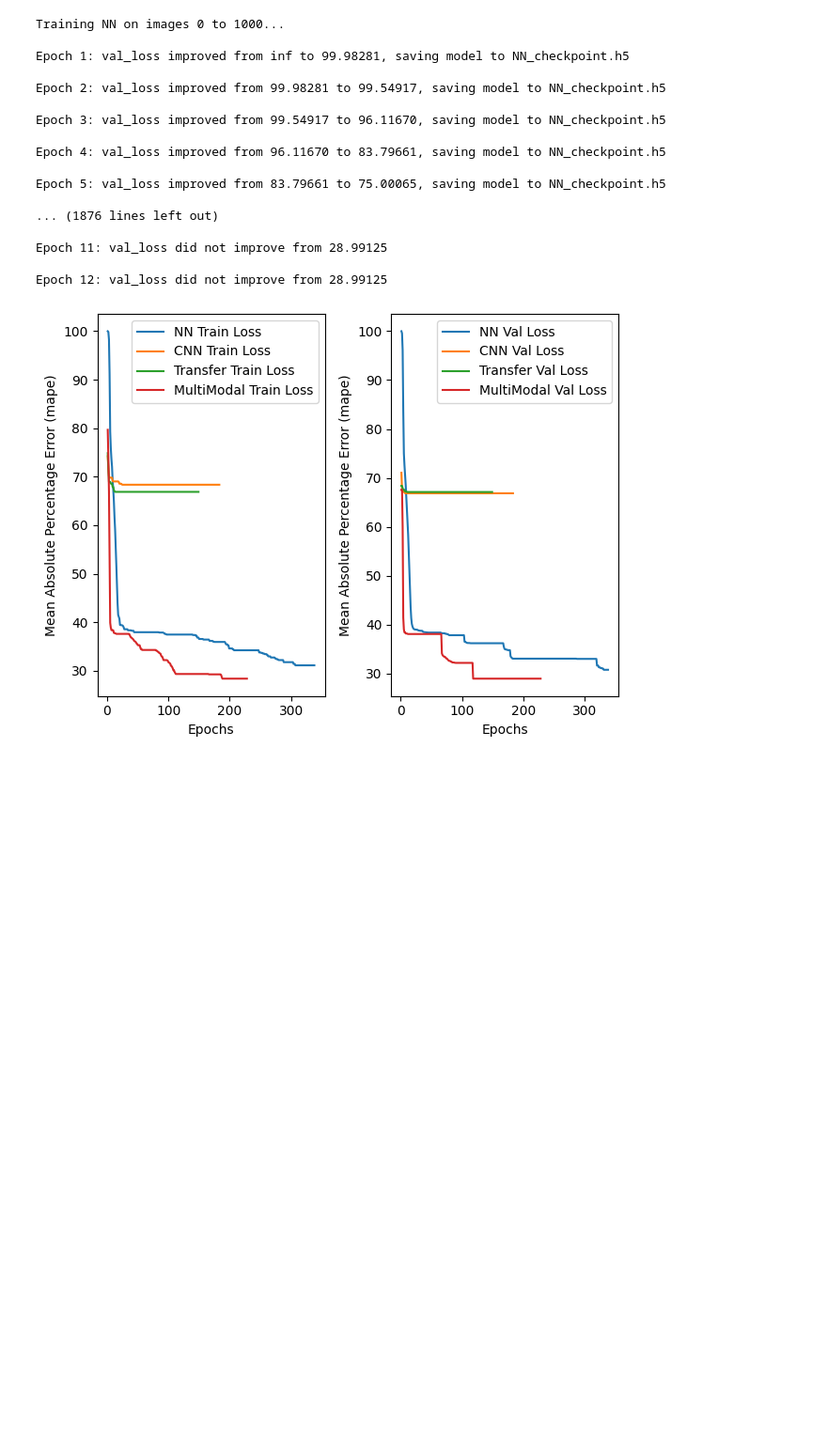
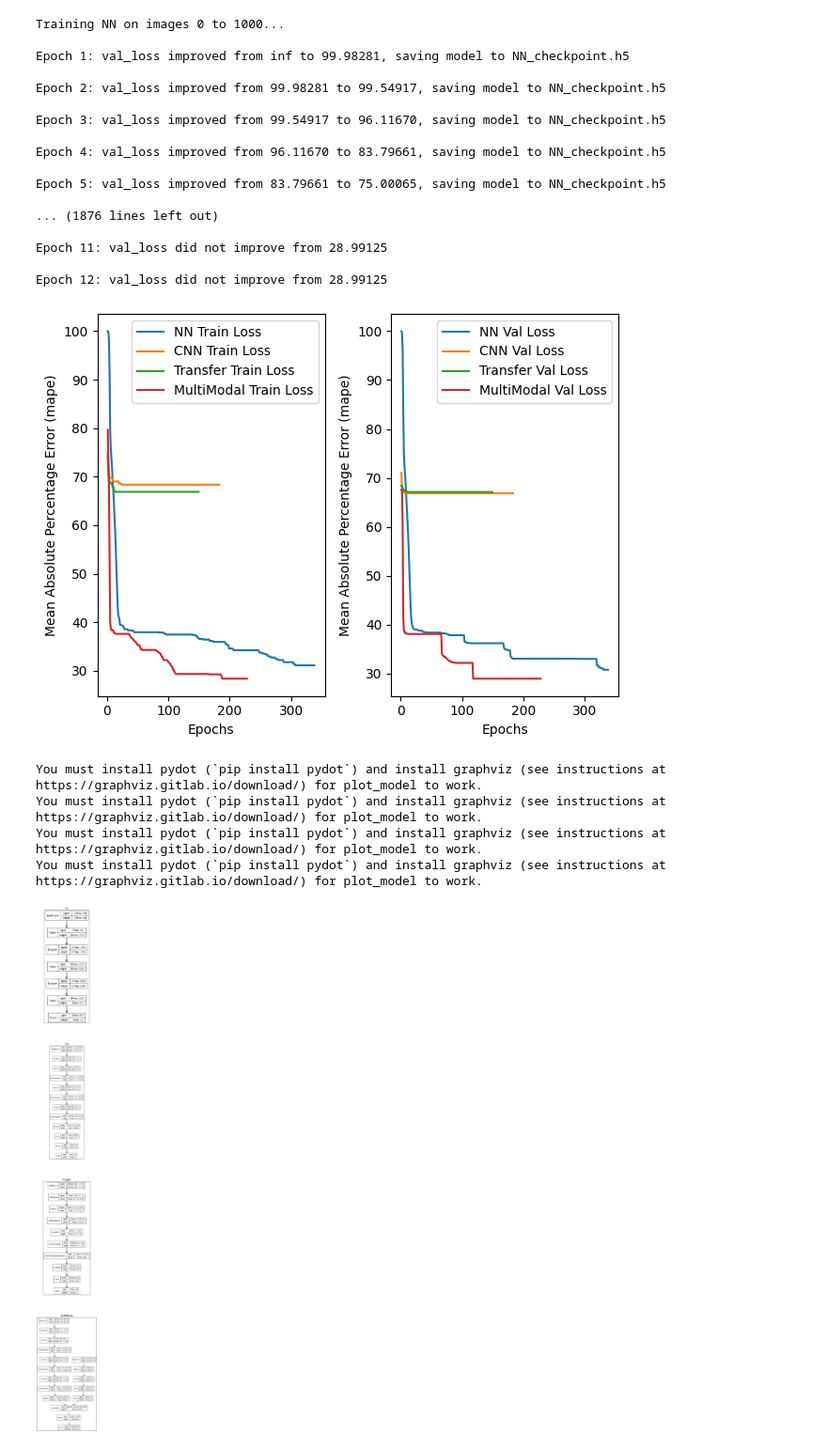
Before and after one commit to Tommi7/Deep-learning-1, a Jupyter notebook: deeplearning/models.ipynb, the cells around one changed output. Shown at 94% size. Cells and saved outputs as stored; diff of their text form; code cells hidden in the pictures; blank space fills up the shorter version.

Commit message:
added model architecture

```diff
--- a/deeplearning/models.ipynb
+++ b/deeplearning/models.ipynb
@@ -285,6 +286,44 @@ class Modelling:
             new_history.append(min(num, new_history[-1]))
         return new_history
 
+    def load_models(self, models):
+        """
+        Loads the specified models by calling their associated functions.
+
+        Args:
+            models: A list of model names or objects. If a model is None, it is skipped.
+        """
+        try:
+            for model in models:
+                if model is not None:
+                    self.models[model]['function']()
+                self.models[model]['model'].load_weights(f"checkpoints/{model}_checkpoint.h5")
+        except KeyError:
+            print("KeyError in models parameter, please make sure all models exist and are spelled correctly")
+
+    def plot_models(self, models):
+        """
+        Plots the architecture of the specified models.
+
+        Args:
+            models: A list of model names to plot.
+        """
+        self.load_models(models)
+
+        fig, ax = plt.subplots(len(models), 1, figsize=(10, 50), dpi=200)
+
+        for index, model in enumerate(models):
+            model_image_path = f"model_architectures/{model}.png"
+            plot_model(self.models[model]['model'],
+                       to_file=model_image_path,
+                       show_shapes=True,
+                       show_dtype=False,
+                       show_layer_names=False)
+
+            ax[index].set_xticks([])
+            ax[index].set_yticks([])
+            ax[index].set_title(f'{model}')
+            ax[index].imshow(plt.imread(model_image_path))
 
     def evaluate_models(self):
         fig, ax = plt.subplots(1, 2)
@@ -325,3 +364,11 @@ Epoch 12: val_loss did not improve from 28.99125
 modelling.evaluate_models()
 # %% [output]
 [figure]
+# %%
+modelling.plot_models(['NN', 'CNN', 'Transfer', 'MultiModal'])
+# %% [output]
+You must install pydot (`pip install pydot`) and install graphviz (see instructions at https://graphviz.gitlab.io/download/) for plot_model to work.
+You must install pydot (`pip install pydot`) and install graphviz (see instructions at https://graphviz.gitlab.io/download/) for plot_model to work.
+You must install pydot (`pip install pydot`) and install graphviz (see instructions at https://graphviz.gitlab.io/download/) for plot_model to work.
+You must install pydot (`pip install pydot`) and install graphviz (see instructions at https://graphviz.gitlab.io/download/) for plot_model to work.
+[figure, added]
```
Also changed, not shown: parts of 1 cell of this notebook.
